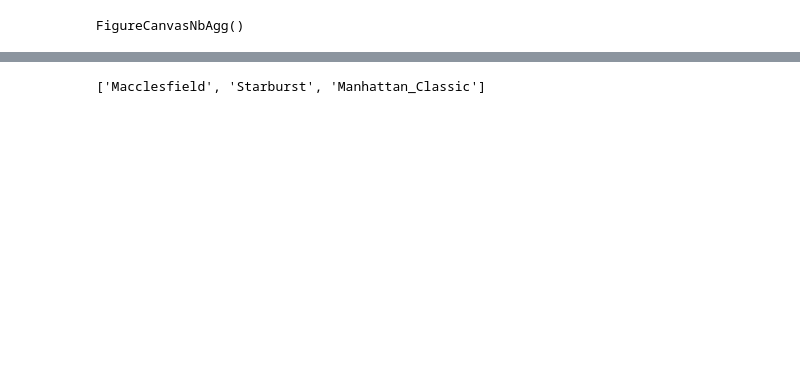
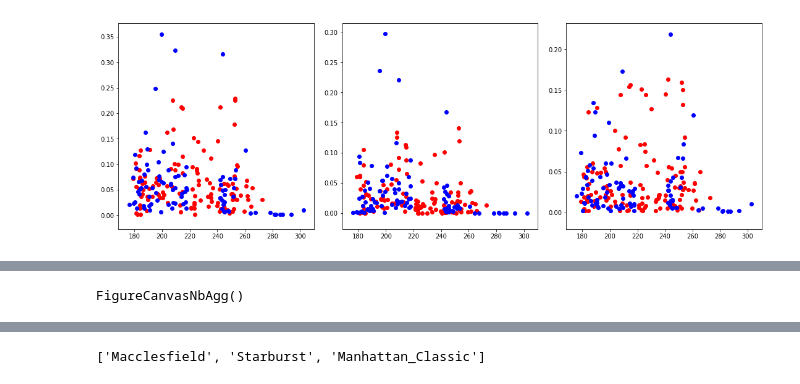
Before and after one commit to zalfalah/Honors, a Jupyter notebook: Plotting Fractional Coverage.ipynb, the cells around one changed output, grey strips where cells are left out. Cells and saved outputs as stored; diff of their text form; code cells hidden in the pictures; blank space fills up the shorter version.

Commit message:
made decent graphs!

```diff
--- a/Plotting Fractional Coverage.ipynb
+++ b/Plotting Fractional Coverage.ipynb
@@ -85,17 +84,21 @@ data.head()
 | 4 | -85.4067 | 235.282 | 29 | both | 0.111 | 1285 | ESP_012501_0945 | 4.882627e+06 | Macclesfield |
 [interactive output not drawn]
 # %%
+# not quite right, first off the n_objects hides all data, find a better way to display that
+# secondly, it keeps old data for next plot.  Need to find a way to clear after every savefig
+# think i fixed above with plt.clf- try with next trial (trial2)
+
 fig, axes = plt.subplots(ncols=3, figsize=(15, 5), constrained_layout=True)
-# need another for loop, to go through each region, add region names and legends for colors, rescale x and y axes properly
-# for all so that they're al lthe same
-for ax, select in zip(axes, ["both", "fans", "blotches"]):
-    subdf = data.loc[data["Which"] == select]
-    for year in [29, 30]:
-        subdf2 = subdf.loc[subdf["MY"] == year]
-        ax.scatter("Ls", "fraction", data=subdf2)
-        ax2 = ax.twinx()
-        ax2.scatter("Ls", "n_objects", data=data, color="k")
-        plt.savefig("What_to_change.png")
+for region in all_regions:
+    for ax, select in zip(axes, ["both", "fans", "blotches"]):
+        df1 = data.loc[data["region_name"] == region]
+        subdf = df1.loc[df1["Which"] == select]
+        for year in [29, 30]:
+            ax2 = ax.twinx()
+            subdf2 = subdf.loc[subdf["MY"] == year]
+            ax.scatter("Ls", "fraction", data=data)
+            ax2.scatter("Ls", "n_objects", data=data, color="k")
+        # fig.savefig(f"{region}.trial1.png")
 # %% [output]
-FigureCanvasNbAgg()
+[figure, added]
 [interactive output not drawn]
@@ -118,0 +105,43 @@ for region in all_regions:
+# %%
+# now need a way to make 2ndary axis better, how to display (log plot?)
+# make data more clear, maybe change colors/shapes
+# how to share 2ndary y axis
+# move legends up above plot so that they don't interfere with data
+
+for region in all_regions[:1]:
+    fig, axes = plt.subplots(ncols=3, figsize=(15, 5), constrained_layout=True)
+    fig.suptitle(region)
+    df1 = data.loc[data["region_name"] == region]
+    max_nobs = df1.n_objects.max()
+    min_nobs = df1.n_objects.min()
+    max_frac = df1.fraction.max()
+    min_frac = df1.fraction.min()
+    for ax, select in zip(axes, ["both", "fans", "blotches"]):
+        # make a legend thats one box at the bottom, show 4 variables, 29 (fraction), 30(fraction)
+        # 29(n_obj), 30(n_obj) with their respective colors and shapes
+        # look at https://stackoverflow.com/questions/4700614/how-to-put-the-legend-out-of-the-plot
+        # put it below
+        ax.set_xlabel("Ls [deg]")
+        ax.set_ylabel("Fractional Coverage")
+        ax.set_title(select)
+        subdf = df1[df1["Which"] == select]
+        ax2 = ax.twinx()
+        ax2.set_ylabel("Number of Objects")
+        for year in [29, 30]:
+            subdf2 = subdf[subdf["MY"] == year]
+            ax.scatter("Ls", "fraction", data=subdf2, label=year, s=50)
+            ax2.scatter(
+                "Ls", "n_objects", data=subdf2, marker="*", label=year, s=50
+            )
+            for a, l, t in zip(
+                [ax, ax2], ["left", "right"], ["fractions", "n_objects"]
+            ):
+                a.legend(
+                    loc=f"upper {l}", fancybox=True, framealpha=0.5, title=t
+                )
+
+            ax.set_ylim([0, max_frac * 1.1])
+            ax2.set_ylim([0, max_nobs * 1.1])
+            # fig.savefig(f"{region}.trial4.png", dpi=150)
+# %% [output]
+FigureCanvasNbAgg()
```
Also changed, not shown: parts of 7 cells of this notebook.
